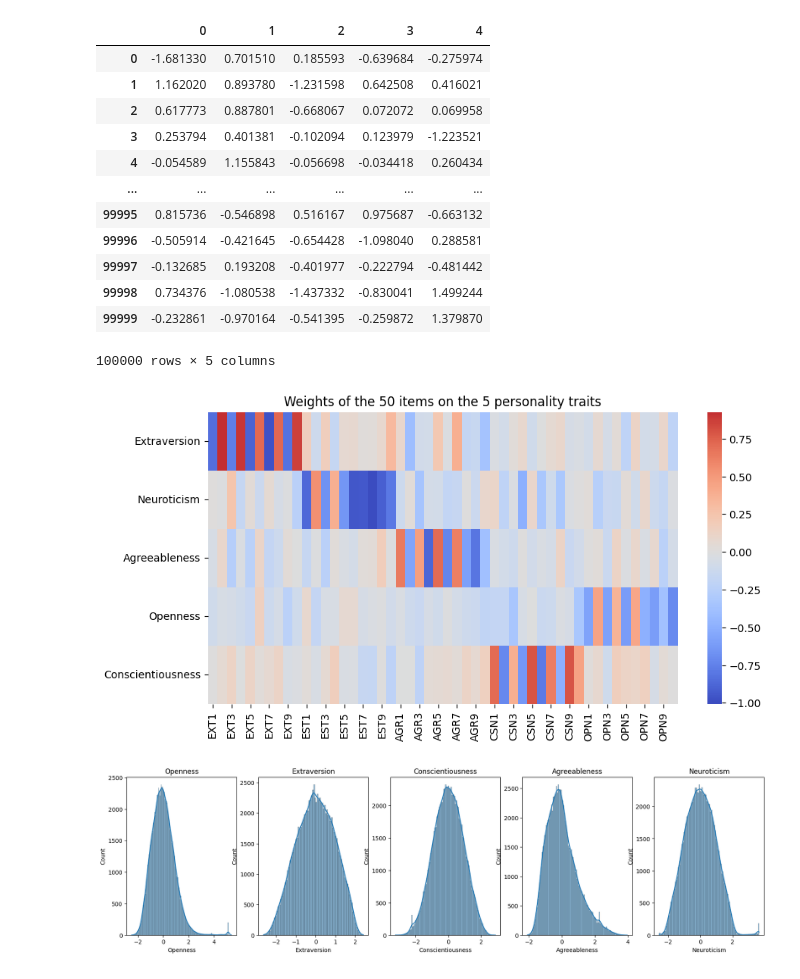
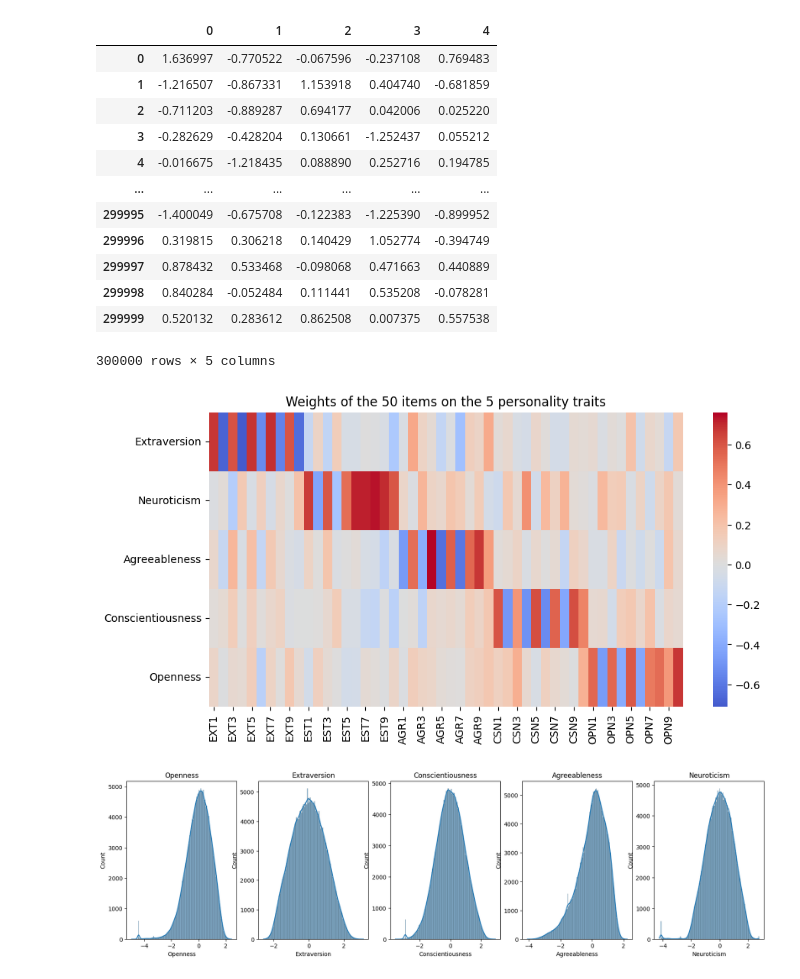
Before and after one commit to Baude04/Clustering-on-Big-5-personnality-traits, a Jupyter notebook: factorial_analysis.ipynb, the cells around one changed output. Cells and saved outputs as stored; diff of their text form; code cells hidden in the pictures.

Commit message:
Add the ULS factor extraction method.
Add the ULS factor extraction method and compare it with the maximum likelihood method.

```diff
--- a/factorial_analysis.ipynb
+++ b/factorial_analysis.ipynb
@@ -68,40 +78,38 @@ There exists other extraxtion methods for factor analysis, like unweighted least
 # %%
 data_np = data.to_numpy()
-
-fa = FactorAnalysis(n_components=5, rotation='varimax')
+#The ULS method have several names: minres, iterated principal factor method or unweighted least squares method.
+fa = FactorAnalyzer(n_factors=5, rotation='varimax', method='minres', svd_method='lapack')
 
 #We create a new dataframe with the 5 personality traits as columns, and the same index as the original data.
-#Name the columns with the 5 factors, according to the questions that have the highest weights on each factor.
-#Recall that question are ordered as follows : Ext,Est,Agr,Csn,Opn and that eaqvh trait have 10 questions.
-
 data_fa = pd.DataFrame(fa.fit_transform(data_np))
 data_fa
 # %% [output]
 |  | 0 | 1 | 2 | 3 | 4 |
-| 0 | -1.681330 | 0.701510 | 0.185593 | -0.639684 | -0.275974 |
-| 1 | 1.162020 | 0.893780 | -1.231598 | 0.642508 | 0.416021 |
-| 2 | 0.617773 | 0.887801 | -0.668067 | 0.072072 | 0.069958 |
-| 3 | 0.253794 | 0.401381 | -0.102094 | 0.123979 | -1.223521 |
-| 4 | -0.054589 | 1.155843 | -0.056698 | -0.034418 | 0.260434 |
+| 0 | 1.636997 | -0.770522 | -0.067596 | -0.237108 | 0.769483 |
+| 1 | -1.216507 | -0.867331 | 1.153918 | 0.404740 | -0.681859 |
+| 2 | -0.711203 | -0.889287 | 0.694177 | 0.042006 | 0.025220 |
+| 3 | -0.282629 | -0.428204 | 0.130661 | -1.252437 | 0.055212 |
+| 4 | -0.016675 | -1.218435 | 0.088890 | 0.252716 | 0.194785 |
 | ... | ... | ... | ... | ... | ... |
-| 99995 | 0.815736 | -0.546898 | 0.516167 | 0.975687 | -0.663132 |
-| 99996 | -0.505914 | -0.421645 | -0.654428 | -1.098040 | 0.288581 |
-| 99997 | -0.132685 | 0.193208 | -0.401977 | -0.222794 | -0.481442 |
-| 99998 | 0.734376 | -1.080538 | -1.437332 | -0.830041 | 1.499244 |
-| 99999 | -0.232861 | -0.970164 | -0.541395 | -0.259872 | 1.379870 |
+| 299995 | -1.400049 | -0.675708 | -0.122383 | -1.225390 | -0.899952 |
+| 299996 | 0.319815 | 0.306218 | 0.140429 | 1.052774 | -0.394749 |
+| 299997 | 0.878432 | 0.533468 | -0.098068 | 0.471663 | 0.440889 |
+| 299998 | 0.840284 | -0.052484 | 0.111441 | 0.535208 | -0.078281 |
+| 299999 | 0.520132 | 0.283612 | 0.862508 | 0.007375 | 0.557538 |
-100000 rows × 5 columns
+300000 rows × 5 columns
 # %%
 #plot the weights of the 50 items on the 5 personality traits as a heatmap
-weights = pd.DataFrame(fa.components_, columns=data.columns, index=['Extraversion','Neuroticism','Agreeableness','Openness','Conscientiousness'])
+weights = pd.DataFrame(fa.loadings_.T, columns=data.columns, index=['Extraversion','Neuroticism','Agreeableness','Conscientiousness','Openness']) #FactorAnalyzer's loading transposed is equivalent to sklearn's components_.
+
 plt.figure(figsize=(10, 5))
 sns.heatmap(weights, cmap='coolwarm', center=0)
 plt.title('Weights of the 50 items on the 5 personality traits')
 plt.show()
 # %% [output]
-[figure, old version]
+[figure, new version]
 # %%
-#From the previous plot, we can see that factor are ordered as follows:
-data_fa.columns = ['Extraversion','Neuroticism','Agreeableness','Openness','Conscientiousness']
+#From the previous plot, we can infer that factors are ordered as follow:
+data_fa.columns = ['Extraversion','Neuroticism','Agreeableness','Conscientiousness','Openness']
 #plot the distribution of the 5 personality traits in 5 subplots
 fig, axs = plt.subplots(1, 5, figsize=(20, 5))
 sns.histplot(data_fa['Openness'], ax=axs[0], kde=True)
@@ -116,4 +124,4 @@ axs[3].set_title('Agreeableness')
 axs[4].set_title('Neuroticism')
 plt.show()
 # %% [output]
-[figure, old version]
+[figure, new version]
```
Also changed, not shown: parts of 8 cells of this notebook.
